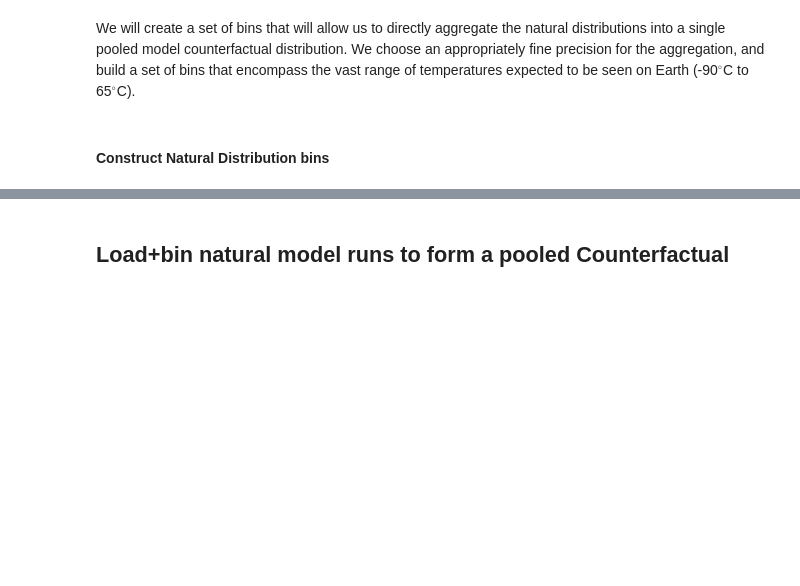
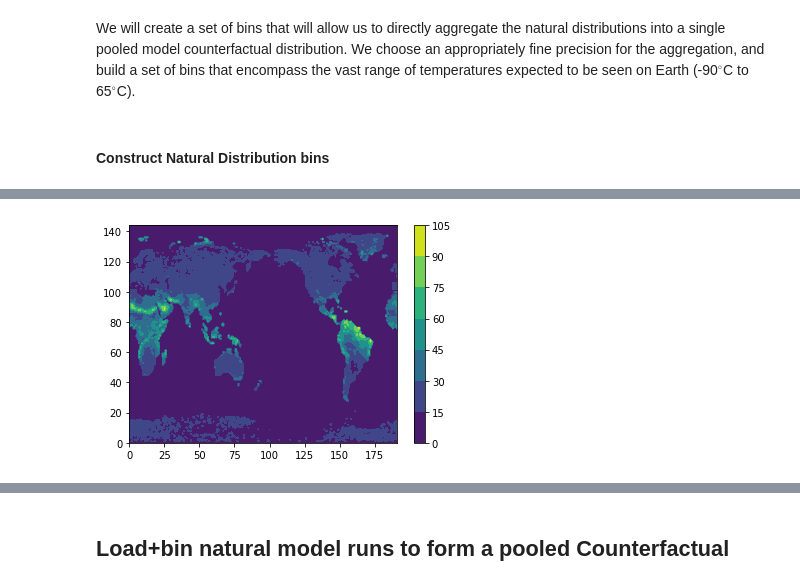
Before and after one commit to climatecentral/gilford22_attframework, a Jupyter notebook: CMIP5_create_CFdistribution.ipynb, the cells around one changed output, grey strips where cells are left out. Cells and saved outputs as stored; diff of their text form; code cells hidden in the pictures; blank space fills up the shorter version.

Commit message:
Xhistogram testing

```diff
--- a/CMIP5_create_CFdistribution.ipynb
+++ b/CMIP5_create_CFdistribution.ipynb
@@ -18,6 +19,9 @@ import utilities as util
 # %%
 # define the path to saved the pooled distribution into
 pooled_savepath='./data/cmip5/cf/'
+
+# choose the environmental state variable, the metric, we are looking at
+metric='TMAX'
 # %% [markdown]
 # Prepare to load bias-adjusted CMIP5 TMAX
 # %%
@@ -66,0 +80,6 @@ midbins=binedges[:-1]+precision/2
+# %%
+f0=fLpath+fnat[0]+'/'
+dat0=util.load_zarr_local(f0,monzarr.format(7))[metric].load()
+# %%
+h = xhist(dat0.load(),bins=binedges,dim=['time'])
+h
@@ -66,0 +104,6 @@ midbins=binedges[:-1]+precision/2
+# %%
+plt.contourf(h.max(dim='TMAX_bin'))
+plt.colorbar()
+plt.show()
+# %% [output]
+[figure, added]
```
Also changed, not shown: parts of 10 cells of this notebook.
